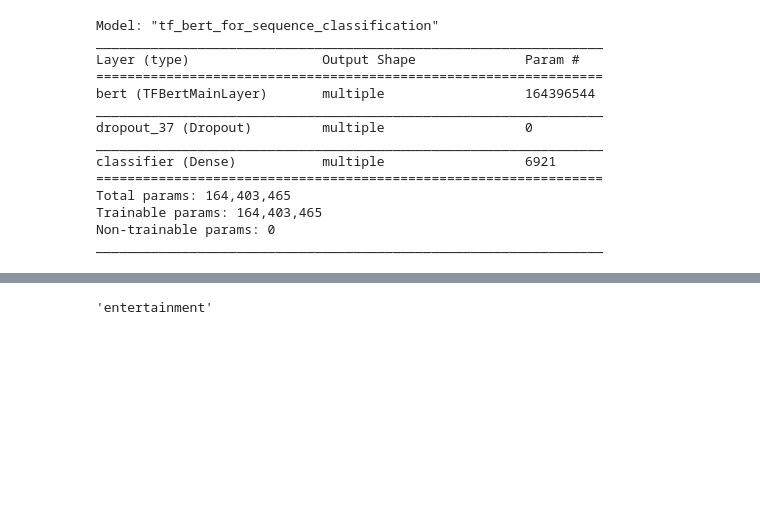
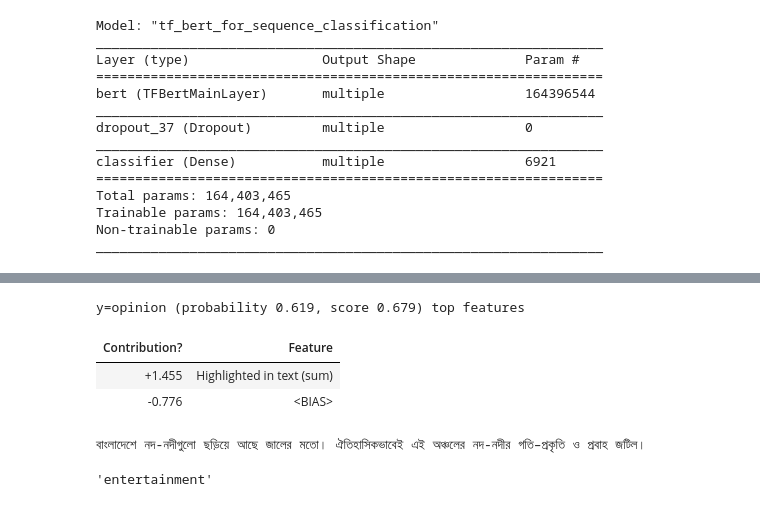
Before and after one commit to raqueeb/nlp_bangla, a Jupyter notebook: Chap_7_transformers_bert_Bangla.ipynb, the cells around one changed output, grey strips where cells are left out. Saved outputs shown, nothing was run; the diff lists cells and outputs as text; code cells hidden in the pictures; blank space fills up the shorter version.

```diff
--- a/Chap_7_transformers_bert_Bangla.ipynb
+++ b/Chap_7_transformers_bert_Bangla.ipynb
@@ -197,3 +381,11 @@ y=economy (probability 0.655, score 1.683) top features
+# %%
+predictor.explain('বাংলাদেশে নদ-নদীগুলো ছড়িয়ে আছে জালের মতো। ঐতিহাসিকভাবেই এই অঞ্চলের নদ-নদীর গতি–প্রকৃতি ও প্রবাহ জটিল।')
+# %% [output]
+y=opinion (probability 0.619, score 0.679) top features
+| Contribution? | Feature |
+| +1.455 | Highlighted in text (sum) |
+| -0.776 | <BIAS> |
+বাংলাদেশে নদ-নদীগুলো ছড়িয়ে আছে জালের মতো। ঐতিহাসিকভাবেই এই অঞ্চলের নদ-নদীর গতি–প্রকৃতি ও প্রবাহ জটিল।
 # %%
 predictor.predict('বাংলাদেশ টেলিভিশনে গান হয়, সংস্কৃতিকে তুলে ধরতে হবে আমাদের।')
 # %% [output]
```
Also changed, not shown: parts of 63 cells of this notebook.
